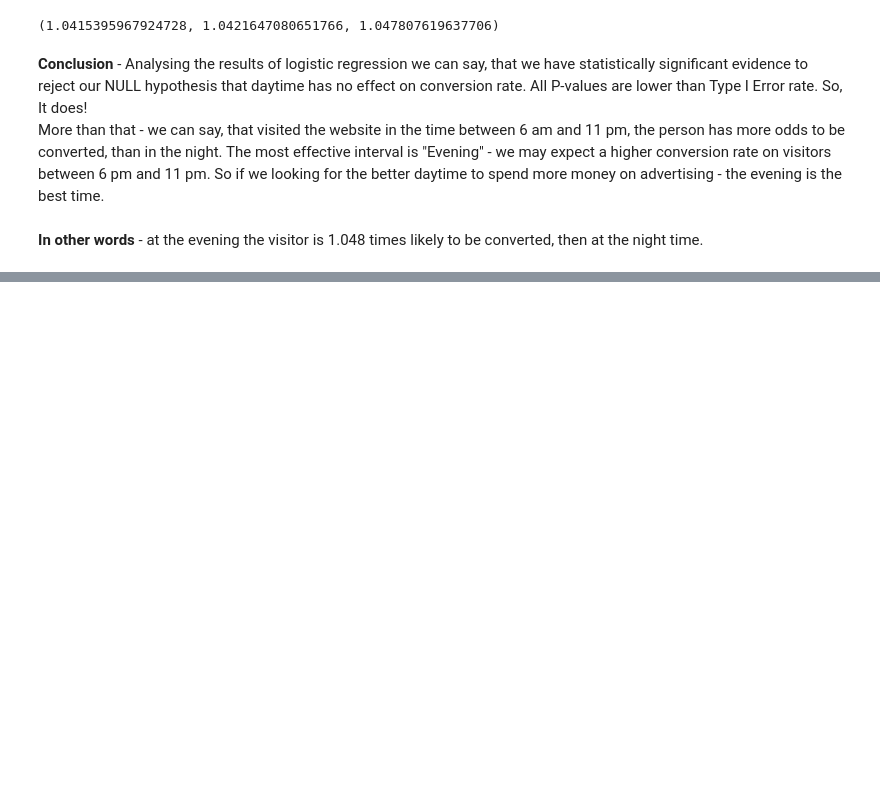
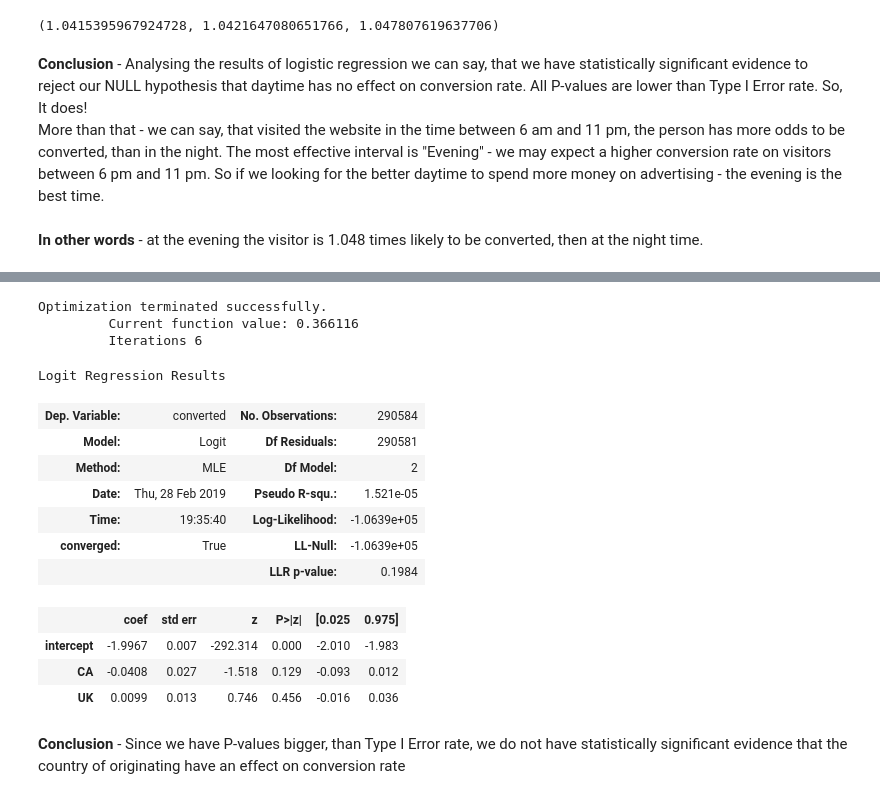
Before and after one commit to Alex-Romanenko/Analyze_ab_test_results, a Jupyter notebook: Analyze_ab_test_results.ipynb, the cells around one changed output, grey strips where cells are left out. Drawn from its saved outputs; the diff is of its cells as text; code cells hidden in the pictures; blank space fills up the shorter version.

```diff
--- a/Analyze_ab_test_results.ipynb
+++ b/Analyze_ab_test_results.ipynb
@@ -500,0 +518,3 @@ More than that - we can say, that visited the website in the time between 6 am a
+# %%
+#drop columns we dont need
+df3 = df3.drop(['visit_hour', 'daytime', 'Afternoon', 'Evening', 'Morning', 'Night'], axis = 1);
@@ -500,0 +523,29 @@ More than that - we can say, that visited the website in the time between 6 am a
+# %%
+#get dummies for 'country' column
+dummies = pd.get_dummies(df3['country'])
+#join two data frames
+df3 = df3.join(dummies)
+# %%
+# instantiate the model
+logy_mod = sm.Logit(df3['converted'], df3[['intercept', 'CA', 'UK']])
+#fit the model and get the summary
+result = logy_mod.fit()
+result.summary()
+# %% [output]
+Optimization terminated successfully.
+         Current function value: 0.366116
+         Iterations 6
+Logit Regression Results
+| Dep. Variable: | converted | No. Observations: | 290584 |
+| Model: | Logit | Df Residuals: | 290581 |
+| Method: | MLE | Df Model: | 2 |
+| Date: | Thu, 28 Feb 2019 | Pseudo R-squ.: | 1.521e-05 |
+| Time: | 19:35:40 | Log-Likelihood: | -1.0639e+05 |
+| converged: | True | LL-Null: | -1.0639e+05 |
+|  |  | LLR p-value: | 0.1984 |
+|  | coef | std err | z | P>|z| | [0.025 | 0.975] |
+| intercept | -1.9967 | 0.007 | -292.314 | 0.000 | -2.010 | -1.983 |
+| CA | -0.0408 | 0.027 | -1.518 | 0.129 | -0.093 | 0.012 |
+| UK | 0.0099 | 0.013 | 0.746 | 0.456 | -0.016 | 0.036 |
+# %% [markdown]
+**Conclusion** - Since we have P-values bigger, than Type I Error rate, we do not have statistically significant evidence that the country of originating have an effect on conversion rate
```
Also changed, not shown: parts of 4 cells of this notebook.
